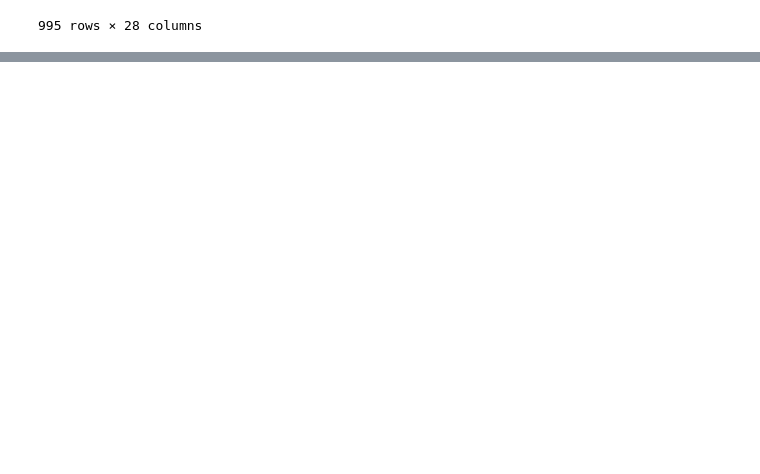
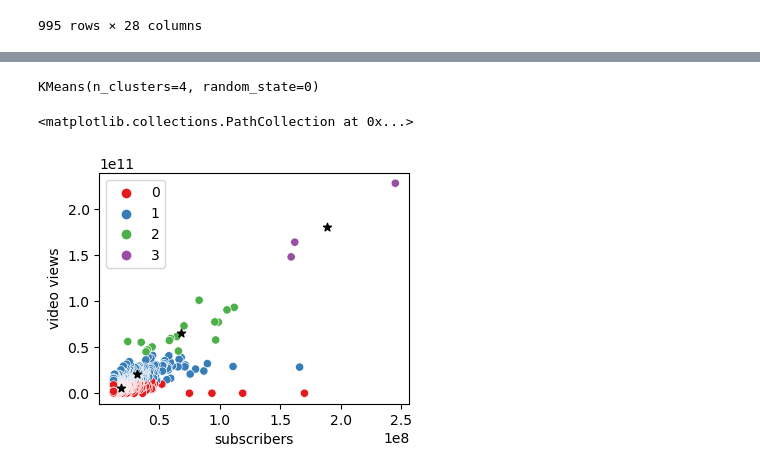
Before and after one commit to N0Z3I/01418323-Data-Science, a Jupyter notebook: Project/Predictionproject.ipynb, the cells around one changed output, grey strips where cells are left out. Drawn from its saved outputs; the diff is of its cells as text; code cells hidden in the pictures; blank space fills up the shorter version.

```diff
--- a/Project/Predictionproject.ipynb
+++ b/Project/Predictionproject.ipynb
@@ -43,0 +50,3 @@ df
+# %%
+df2 = df [['subscribers','video views']].dropna()
+df2.head()
@@ -43,0 +62,12 @@ df
+# %%
+model =  KMeans(n_clusters=4,random_state=0)
+model.fit(df2)
+# %% [output]
+KMeans(n_clusters=4, random_state=0)
+# %%
+plt.figure(figsize=[4,3])
+sns.scatterplot(data = df2,x= 'subscribers',y= 'video views',hue = model.labels_ , palette='Set1')
+plt.scatter( model.cluster_centers_[:,0], model.cluster_centers_[:,1],color='k', marker= '*')
+# %% [output]
+<matplotlib.collections.PathCollection at 0x...>
+[figure, added]
```
Also changed, not shown: parts of 4 cells of this notebook, 1 other file.
